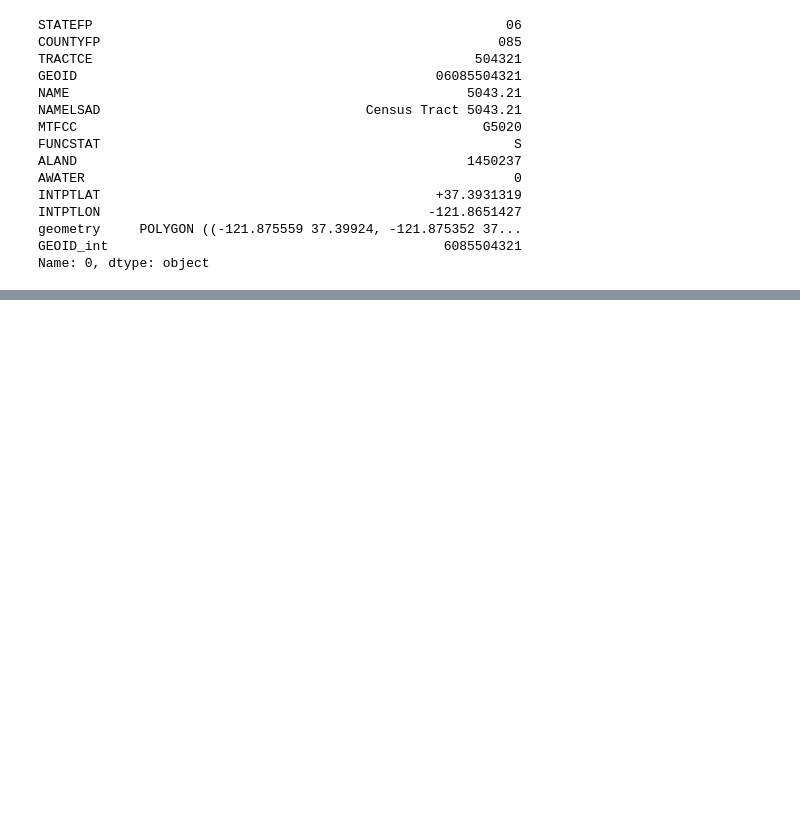
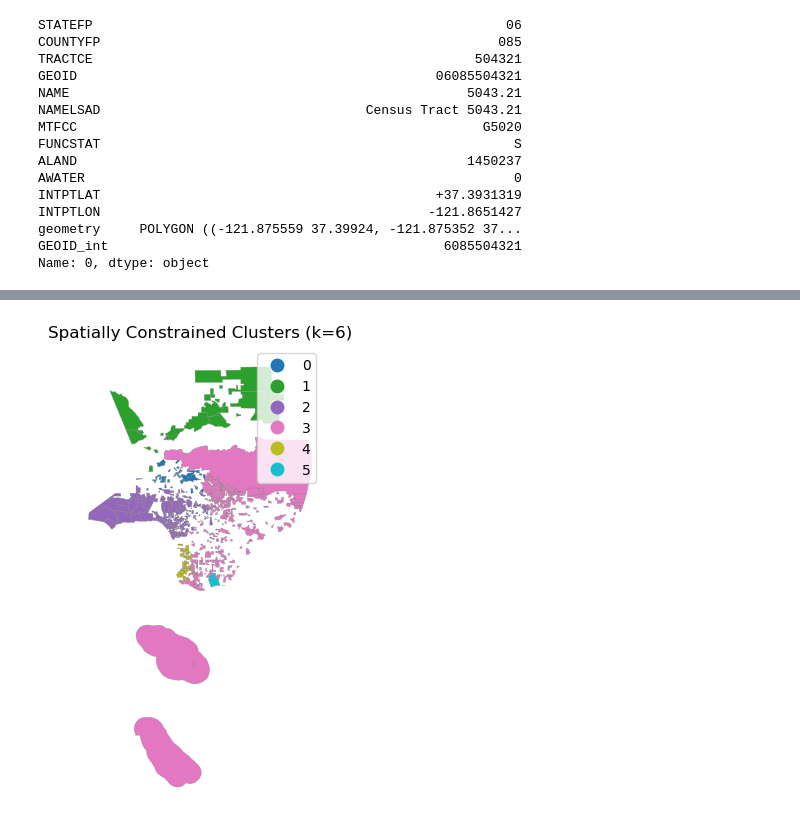
Before and after one commit to JunhongDuan/PurpleAir, a Jupyter notebook: Code/S5_where are Low cost sensors.ipynb, the cells around one changed output, grey strips where cells are left out. Saved outputs shown, nothing was run; the diff lists cells and outputs as text; code cells hidden in the pictures; blank space fills up the shorter version.

```diff
--- a/Code/S5_where are Low cost sensors.ipynb
+++ b/Code/S5_where are Low cost sensors.ipynb
@@ -360,0 +449,27 @@ summary_table.reset_index(inplace=True)
+# %%
+n_clusters = 6
+model = Skater(
+    gdf_std,
+    w,
+    std_cols,
+    n_clusters = n_clusters,
+    floor = 0.05
+)
+model.solve()
+
+gdf_std['cluster'] = model.labels_
+
+fig, ax = plt.subplots(1, 1, figsize=(8, 6))
+gdf_std.plot(
+    column = 'cluster',
+    categorical = True,
+    legend = True,
+    linewidth = 0.2,
+    edgecolor = 'gray',
+    ax = ax
+)
+ax.set_axis_off()
+ax.set_title(f"Spatially Constrained Clusters (k={n_clusters})")
+plt.show()
+# %% [output]
+[figure, added]
```
Also changed, not shown: parts of 33 cells of this notebook.
